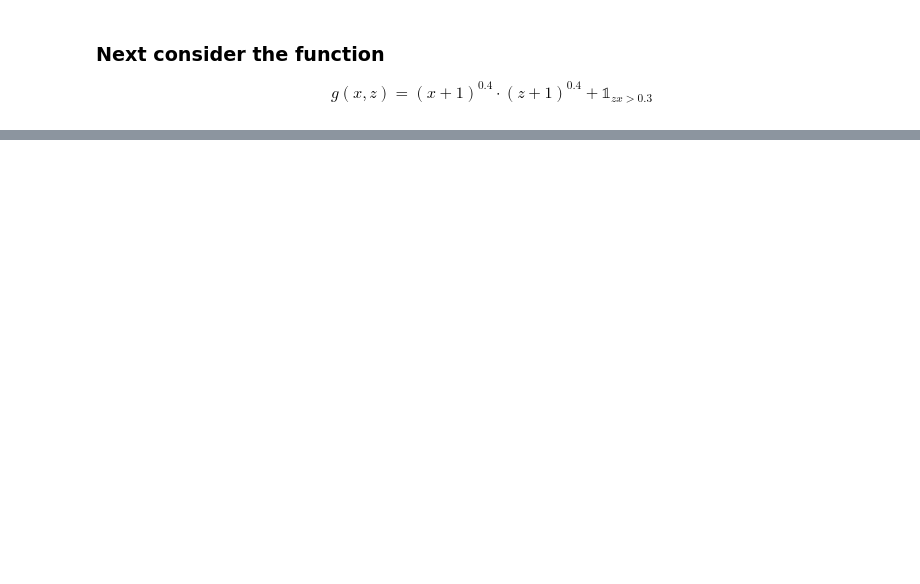
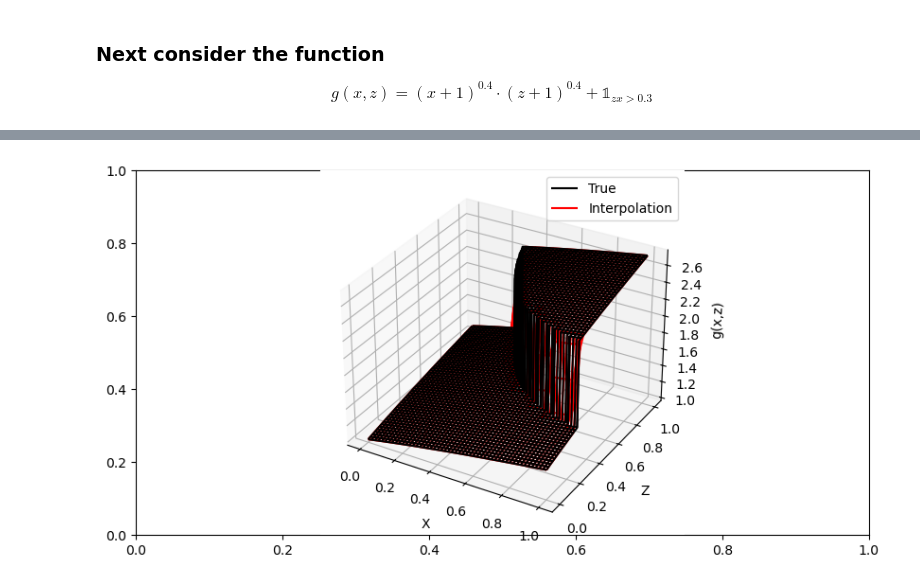
Before and after one commit to bschjerning/dp_ucph, a Jupyter notebook: 1_theory_tools/exercises/ex_ante/08_function_approx.ipynb, the cells around one changed output, grey strips where cells are left out. Saved outputs shown, nothing was run; the diff lists cells and outputs as text; code cells hidden in the pictures; blank space fills up the shorter version.

```diff
--- a/1_theory_tools/exercises/ex_ante/08_function_approx.ipynb
+++ b/1_theory_tools/exercises/ex_ante/08_function_approx.ipynb
@@ -131,37 +129,45 @@ N_true = 500
 x_true = np.linspace(0,1,N_true)
 z_true = np.linspace(0,1,N_true)
 x_true_mat, z_true_mat = np.meshgrid(x_true,z_true)
-g_true = g(?) # Fill in
+
+# FILL IN. Delete "None"
+g_true = None
+
+
+
 
 # Known values
 N_known = 20
 x_known = np.linspace(0,1,N_known)
 z_known = np.linspace(0,1,N_known)
 x_known_mat, z_known_mat = np.meshgrid(x_known,z_known)
-g_known = g(?) #Fill in
 
-# Linear interpolation
-g_func_interp = interpolate.interp2d(?)  #Fill in
+# FILL IN. Delete "None"
+g_known = None
 
-g_linear_interp = g_func_interp(x_true,z_true)
+
+
+
+# FILL IN. Delete "None". Hint: Linear interpolation in 2D can be done using interpolate.RegularGridInterpolator from scipy
+g_func_interp = None
+
+
+
+
+g_linear_interp = g_func_interp((x_true_mat,z_true_mat))
 # %%
-# Plot the figure
-from mpl_toolkits.mplot3d import Axes3D
-from matplotlib import cm
-from matplotlib.ticker import LinearLocator, FormatStrFormatter
-
-fig = plt.figure(figsize=(10,5))
+fig, ax = plt.subplots(figsize=(10,5))
 ax = fig.add_subplot(1,1,1,projection='3d')
 
 # Plot the surface.
 ax.plot_wireframe(x_true_mat, z_true_mat, g_true, color='black')
 ax.plot_wireframe(x_true_mat, z_true_mat, g_linear_interp, color='red')
 ax.set_xlabel(f'X')
 ax.set_ylabel(f'Z')
 ax.set_zlabel(f'g(x,z)')
-plt.legend(('True','Interpolation'))
-
-plt.show()
+ax.legend(('True','Interpolation'));
+# %% [output]
+[figure, added]
 # %%
 # Plot the interpolation error
 fig = plt.figure(figsize=(10,5))
```
Also changed, not shown: parts of 19 cells of this notebook, 33 other files.
